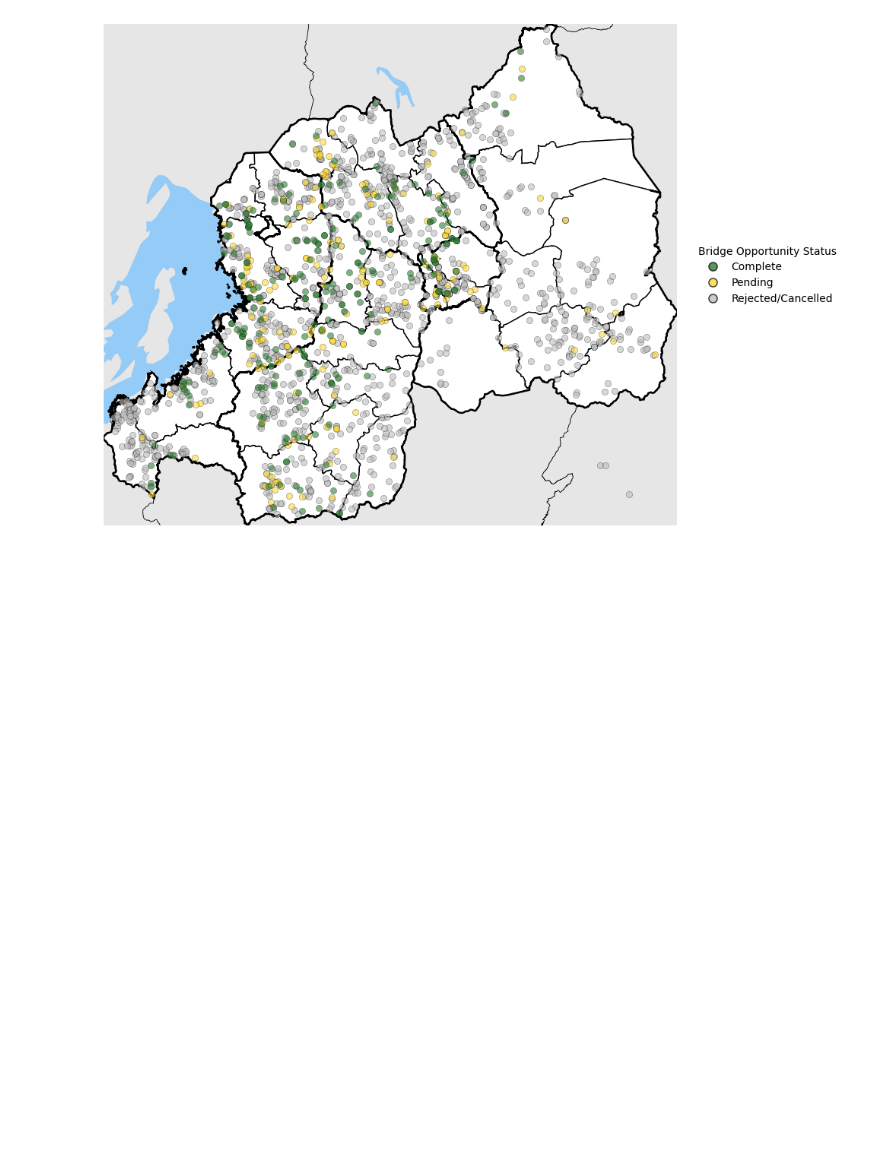
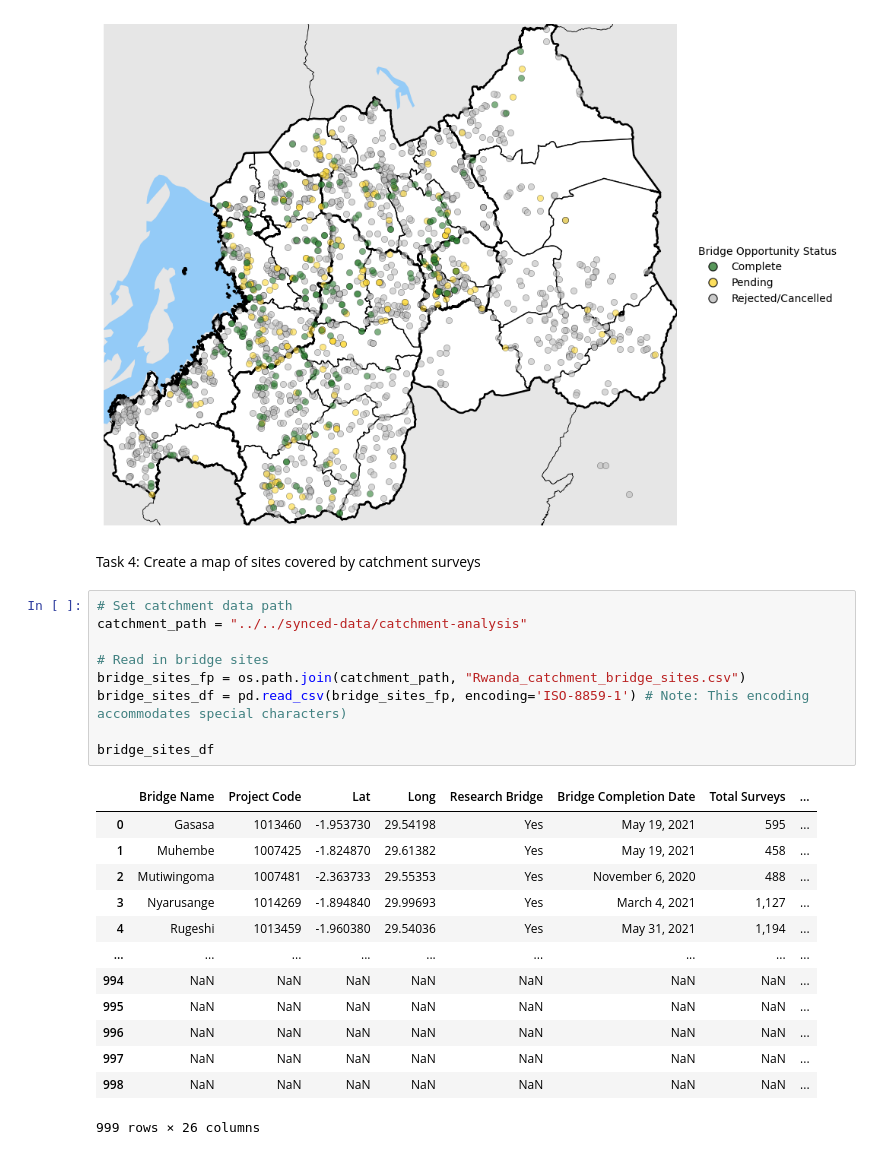
Before and after one commit to bridgestoprosperity/general-data, a Jupyter notebook: notebooks/population-exploration/manuscript-graphics.ipynb, the cells around one changed output. Cells and saved outputs as stored; diff of their text form; blank space fills up the shorter version.

```diff
--- a/notebooks/population-exploration/manuscript-graphics.ipynb
+++ b/notebooks/population-exploration/manuscript-graphics.ipynb
@@ -228,3 +228,28 @@ plt.tight_layout()
 plt.show()
 # %% [output]
 [figure]
+# %% [markdown]
+Task 4: Create a map of sites covered by catchment surveys
+# %%
+# Set catchment data path
+catchment_path = "../../synced-data/catchment-analysis"
+
+# Read in bridge sites
+bridge_sites_fp = os.path.join(catchment_path, "Rwanda_catchment_bridge_sites.csv")
+bridge_sites_df = pd.read_csv(bridge_sites_fp, encoding='ISO-8859-1') # Note: This encoding accommodates special characters)
+
+bridge_sites_df
+# %% [output]
+|  | Bridge Name | Project Code | Lat | Long | Research Bridge | Bridge Completion Date | Total Surveys | ... |
+| 0 | Gasasa | 1013460 | -1.953730 | 29.54198 | Yes | May 19, 2021 | 595 | ... |
+| 1 | Muhembe | 1007425 | -1.824870 | 29.61382 | Yes | May 19, 2021 | 458 | ... |
+| 2 | Mutiwingoma | 1007481 | -2.363733 | 29.55353 | Yes | November 6, 2020 | 488 | ... |
+| 3 | Nyarusange | 1014269 | -1.894840 | 29.99693 | Yes | March 4, 2021 | 1,127 | ... |
+| 4 | Rugeshi | 1013459 | -1.960380 | 29.54036 | Yes | May 31, 2021 | 1,194 | ... |
+| ... | ... | ... | ... | ... | ... | ... | ... | ... |
+| 994 | NaN | NaN | NaN | NaN | NaN | NaN | NaN | ... |
+| 995 | NaN | NaN | NaN | NaN | NaN | NaN | NaN | ... |
+| 996 | NaN | NaN | NaN | NaN | NaN | NaN | NaN | ... |
+| 997 | NaN | NaN | NaN | NaN | NaN | NaN | NaN | ... |
+| 998 | NaN | NaN | NaN | NaN | NaN | NaN | NaN | ... |
+999 rows × 26 columns
```
Also changed, not shown: parts of 2 cells of this notebook.
